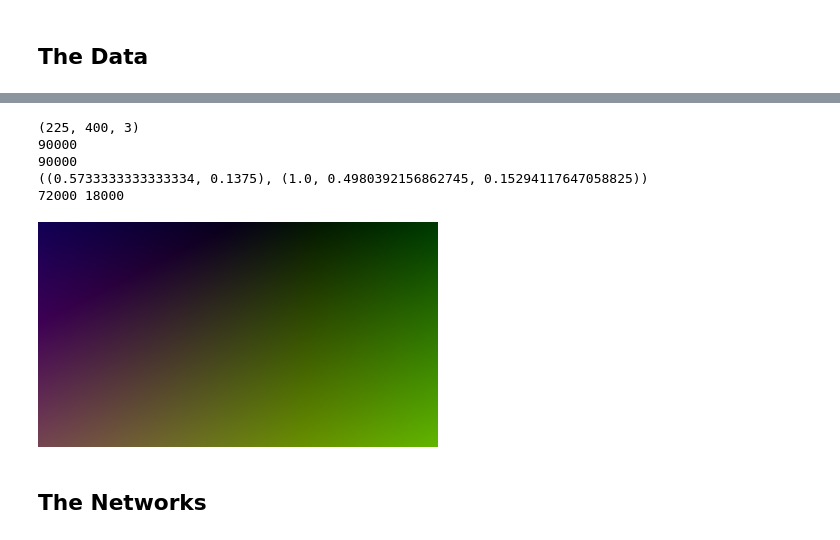
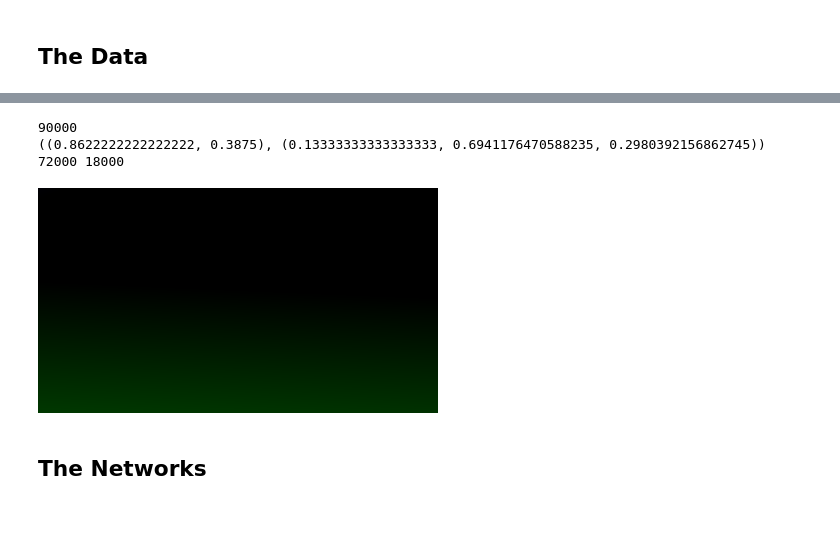
Before and after one commit to shadowfire-ew/Linear-Output-NeuralNet, a Jupyter notebook: experiment.ipynb, the cells around one changed output, grey strips where cells are left out. Cells and saved outputs as stored; diff of their text form; code cells hidden in the pictures.

Commit message:
made seperate module for images as datasets

```diff
--- a/experiment.ipynb
+++ b/experiment.ipynb
@@ -19,24 +20,8 @@ utilizes numpy for now
 ![DataSet](DataSet.png)
 # %%
 #importing the image into a dataset
-imobj = Image.open(".\\Dataset.png")
-imarr = np.asarray(imobj)
-print(imarr.shape)
-dataset = []
-for x in range(imarr.shape[0]):
-    for y in range(imarr.shape[1]):
-        xnorm = x/imarr.shape[0]
-        ynorm = y/imarr.shape[1]
-        coords = (xnorm,ynorm)
-        color = []
-        for chan in range(imarr.shape[2]):
-            color.append(imarr[x][y][chan]/255)
-        color=tuple(color)
-        pair = (coords,color)
-        dataset.append(pair)
+dataset,im_shape = id.ReadImage('./DataSet.png',True)
 print(len(dataset))
-print(imarr.shape[0]*imarr.shape[1])
-shuffle(dataset)
 # use about 20% of dataset for testing, 80% for training
 test_size = len(dataset)//5
 print(dataset[0])
@@ -44,8 +29,6 @@ train = dataset[:-test_size]
 test = dataset[-test_size:]
 print(len(train),len(test))
 # %% [output]
-(225, 400, 3)
 90000
-90000
-((0.5733333333333334, 0.1375), (1.0, 0.4980392156862745, 0.15294117647058825))
+((0.8622222222222222, 0.3875), (0.13333333333333333, 0.6941176470588235, 0.2980392156862745))
 72000 18000
@@ -76,10 +35,10 @@ def NetImage(net):
 # %%
-# testing the new thing
+# testing the net image dunction
 fakenet = nn.NeuralNet(2,3)
-fakeim = NetImage(fakenet)
+fakeim = id.NetImage(fakenet,im_shape)
 display(fakeim)
 # %% [output]
-[figure, old version]
+[figure, new version]
 # %% [markdown]
 ## The Networks
 # %%
```
Also changed, not shown: parts of 2 cells of this notebook, 1 other file.
